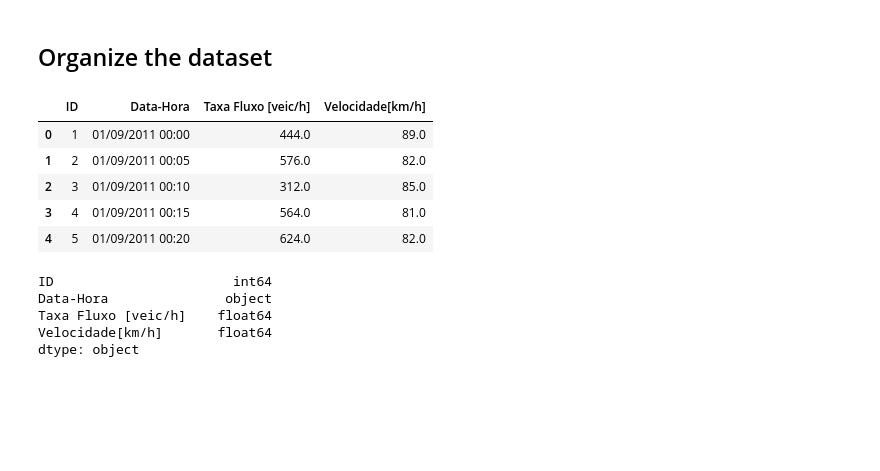
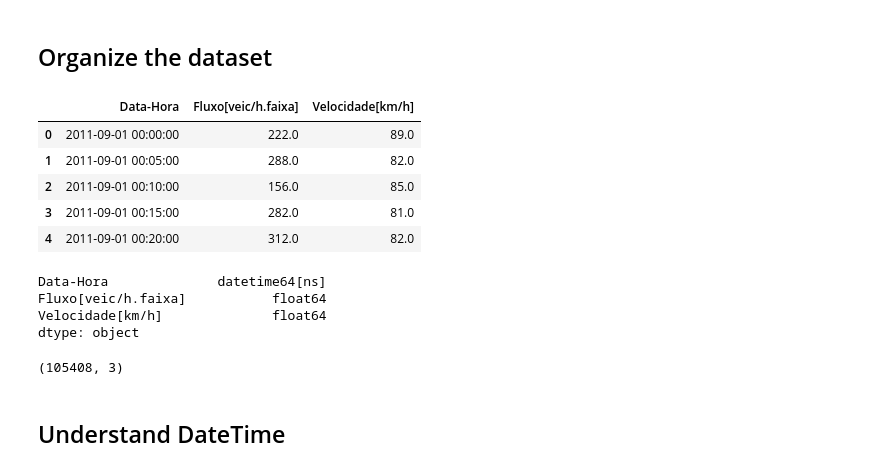
Before and after one commit to albnc/WaveletTrafficAnalysis, a Jupyter notebook: waveAnalysis.ipynb, the cells around one changed output. Drawn from its saved outputs; the diff is of its cells as text; code cells hidden in the pictures; blank space fills up the shorter version.

```diff
--- a/waveAnalysis.ipynb
+++ b/waveAnalysis.ipynb
@@ -17,5 +17,5 @@ data.head()
 | 3 | 4 | 01/09/2011 00:15 | 47 | 81.0 |
 | 4 | 5 | 01/09/2011 00:20 | 52 | 82.0 |
 # %%
-#data = data.drop(columns=0)
-#data.head()
+data = data.drop(columns=0)
+data.head()
@@ -23,24 +30,32 @@ data.head()
 ## Organize the dataset
 # %%
 # Rename columns
-data = data.rename(columns={0:"ID", 1:"Data-Hora",2:"Taxa Fluxo [veic/h]", 3:"Velocidade[km/h]" })
+data = data.rename(columns={0:"ID", 1:"Data-Hora",2:"Fluxo[veic/h.faixa]", 3:"Velocidade[km/h]" })
 
 # Calculate flow rate
-data["Taxa Fluxo [veic/h]"] = data["Taxa Fluxo [veic/h]"] *60/5
+data["Fluxo[veic/h.faixa]"] = data["Fluxo[veic/h.faixa]"] * 60 / 5 / 2
+
+# Convert to_datetime
+data['Data-Hora'] = pd.to_datetime(data['Data-Hora'], format='%d/%m/%Y %H:%M')
 
 data.head()
 # %% [output]
-|  | ID | Data-Hora | Taxa Fluxo [veic/h] | Velocidade[km/h] |
-| 0 | 1 | 01/09/2011 00:00 | 444.0 | 89.0 |
-| 1 | 2 | 01/09/2011 00:05 | 576.0 | 82.0 |
-| 2 | 3 | 01/09/2011 00:10 | 312.0 | 85.0 |
-| 3 | 4 | 01/09/2011 00:15 | 564.0 | 81.0 |
-| 4 | 5 | 01/09/2011 00:20 | 624.0 | 82.0 |
+|  | Data-Hora | Fluxo[veic/h.faixa] | Velocidade[km/h] |
+| 0 | 2011-09-01 00:00:00 | 222.0 | 89.0 |
+| 1 | 2011-09-01 00:05:00 | 288.0 | 82.0 |
+| 2 | 2011-09-01 00:10:00 | 156.0 | 85.0 |
+| 3 | 2011-09-01 00:15:00 | 282.0 | 81.0 |
+| 4 | 2011-09-01 00:20:00 | 312.0 | 82.0 |
 # %%
 data.dtypes
 # %% [output]
-ID                       int64
-Data-Hora               object
-Taxa Fluxo [veic/h]    float64
-Velocidade[km/h]       float64
+Data-Hora              datetime64[ns]
+Fluxo[veic/h.faixa]           float64
+Velocidade[km/h]              float64
 dtype: object
+# %%
+data.shape
+# %% [output]
+(105408, 3)
+# %% [markdown]
+## Understand DateTime
```
Also changed, not shown: parts of 26 cells of this notebook, 2 other files.
